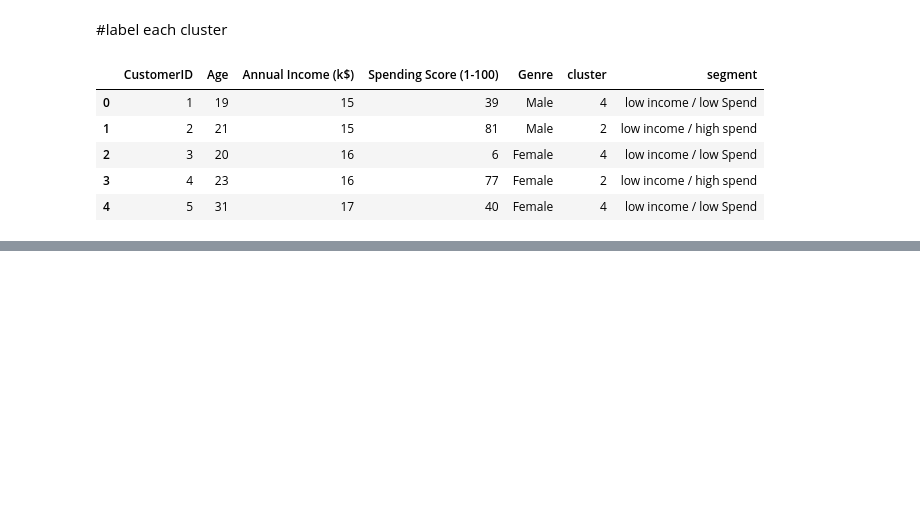
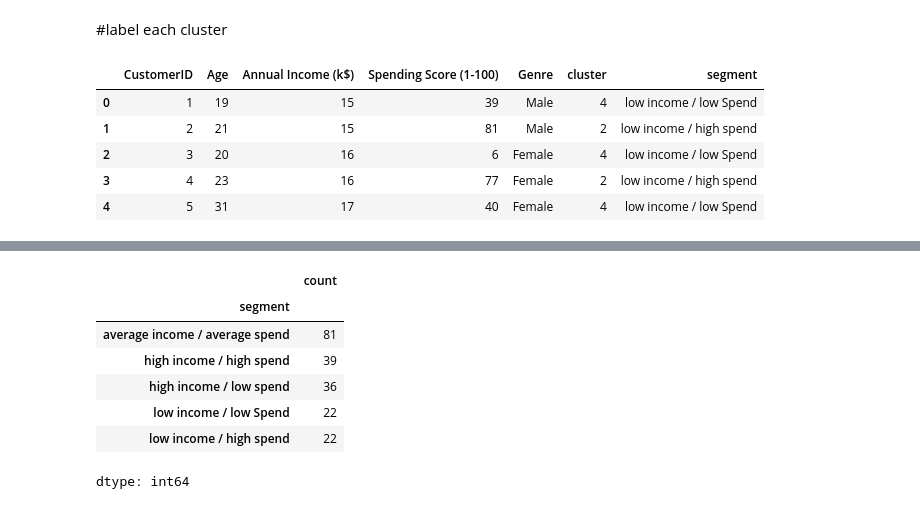
Before and after one commit to sba25046/ml-test, a Jupyter notebook: Mall_Customers_K_Means.ipynb, the cells around one changed output, grey strips where cells are left out. Drawn from its saved outputs; the diff is of its cells as text; code cells hidden in the pictures; blank space fills up the shorter version.

```diff
--- a/Mall_Customers_K_Means.ipynb
+++ b/Mall_Customers_K_Means.ipynb
@@ -282,0 +318,12 @@ df.head()
+# %%
+# count number of customers in each segment
+df["segment"].value_counts()
+# %% [output]
+|  | count |
+| segment |  |
+| average income / average spend | 81 |
+| high income / high spend | 39 |
+| high income / low spend | 36 |
+| low income / low Spend | 22 |
+| low income / high spend | 22 |
+dtype: int64
```
Also changed, not shown: parts of 6 cells of this notebook.
